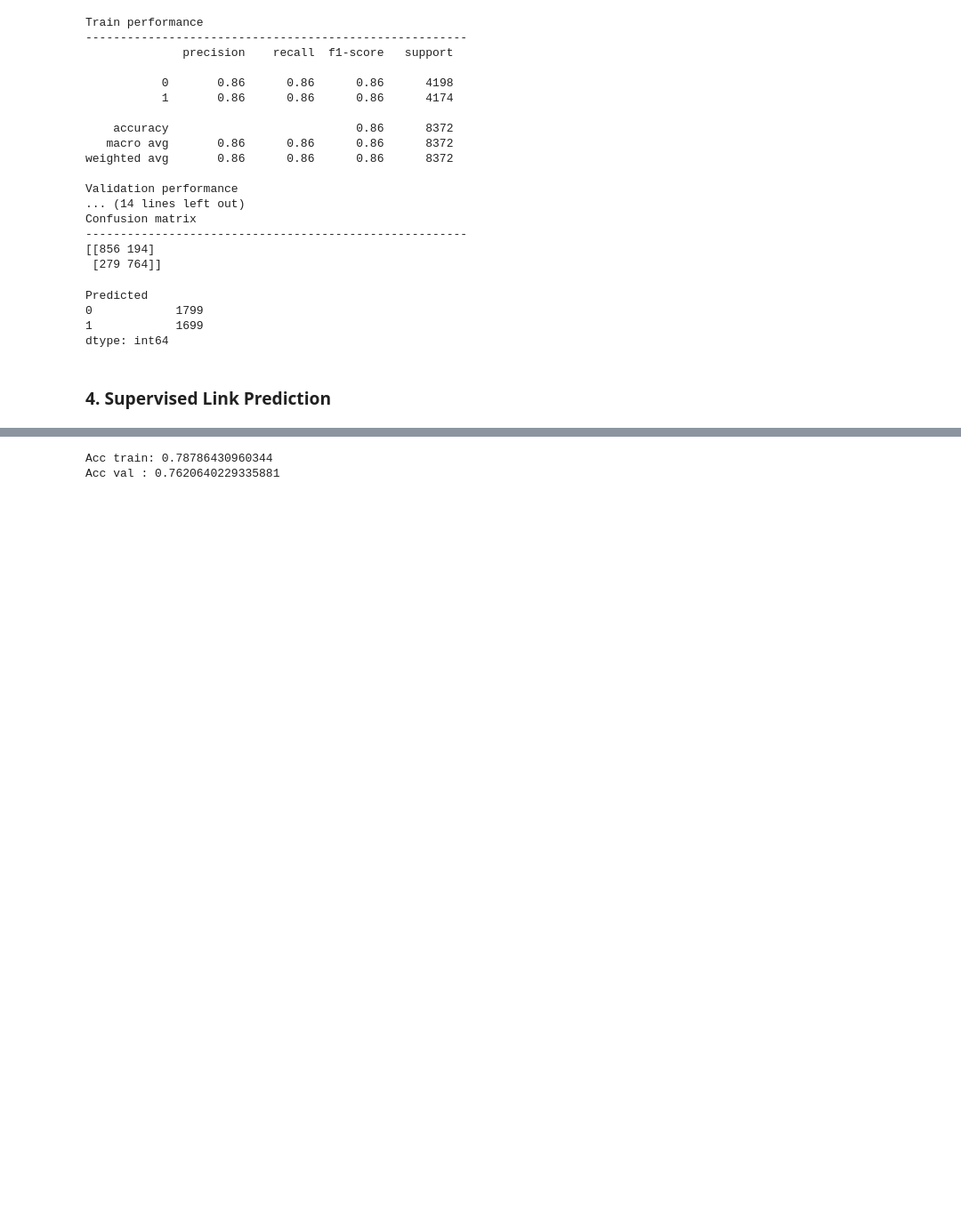
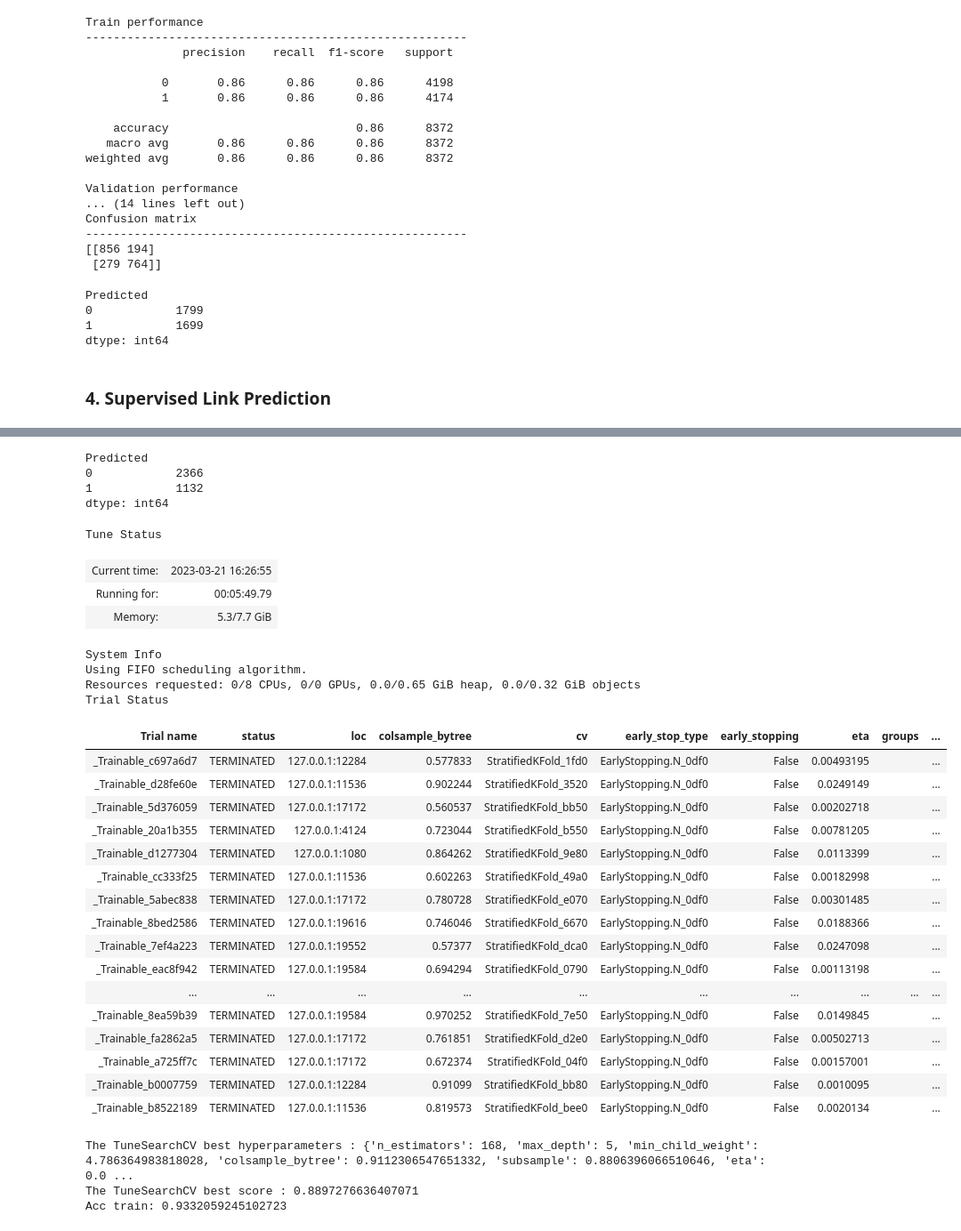
Before and after one commit to lassefschmidt/Network-Science_Challenge, a Jupyter notebook: 2_Link Prediction.ipynb, the cells around one changed output, grey strips where cells are left out. Shown at 89% size. Saved outputs shown, nothing was run; the diff lists cells and outputs as text; code cells hidden in the pictures; blank space fills up the shorter version.

```diff
--- a/2_Link Prediction.ipynb
+++ b/2_Link Prediction.ipynb
@@ -233,21 +347,64 @@ X_test_xg  =  X_test[[col for col in X_test.columns  if col not in ["CNC", "grap
+# %%
+# predict test
+y_test_hat = tune_search.predict(X_test)
+
+# save test predictions
+save_test = modeling.save_test_preds(test, test_tf, y_test_hat)
+save_test.value_counts()
+# %% [output]
+Predicted
+0            2366
+1            1132
+dtype: int64
 # %%
-# basic XGBoost (best to use for RFECV as very short runtime)
-clf = XGBClassifier(n_estimators = 50, max_depth = 3, eta = 0.01, min_child_weight = 400, colsample_bytree = 0.1)
-clf.fit(X_train_xg, y_train)
+# tuning XGBoostClassifier with 5-fold cv
+tune_search = TuneSearchCV(
+    XGBoost_mdl,
+    XGBoost_params,
+    search_optimization="hyperopt",
+    n_trials=100,
+    cv=5,
+    early_stopping=False,
+    max_iters=1,
+    verbose=1
+)
+tune_search.fit(X_trainval, y_trainval)
 
-# predict train
-y_train_hat = clf.predict(X_train_xg)
-# compute R^2 metric
-acc_train = accuracy_score(y_train, y_train_hat)
+# print tuning results
+print(f'The TuneSearchCV best hyperparameters : {tune_search.best_params_}')
+print(f'The TuneSearchCV best score : {tune_search.best_score_}')
 
-# predict val
-y_val_hat = clf.predict(X_val_xg)
-# compute R^2 metric
-acc_val = accuracy_score(y_val, y_val_hat)
+# performance on train set
+y_trainval_hat = tune_search.predict(X_trainval)
+acc_train = accuracy_score(y_trainval, y_trainval_hat)
 
-# print performance
 print(f"Acc train: {acc_train}")
-print(f"Acc val : {acc_val}")
 # %% [output]
-Acc train: 0.78786430960344
-Acc val : 0.7620640229335881
+Tune Status
+| Current time: | 2023-03-21 16:26:55 |
+| Running for: | 00:05:49.79 |
+| Memory: | 5.3/7.7 GiB |
+System Info
+Using FIFO scheduling algorithm.
+Resources requested: 0/8 CPUs, 0/0 GPUs, 0.0/0.65 GiB heap, 0.0/0.32 GiB objects
+Trial Status
+| Trial name | status | loc | colsample_bytree | cv | early_stop_type | early_stopping | eta | groups | ... |
+| _Trainable_c697a6d7 | TERMINATED | 127.0.0.1:12284 | 0.577833 | StratifiedKFold_1fd0 | EarlyStopping.N_0df0 | False | 0.00493195 |  | ... |
+| _Trainable_d28fe60e | TERMINATED | 127.0.0.1:11536 | 0.902244 | StratifiedKFold_3520 | EarlyStopping.N_0df0 | False | 0.0249149 |  | ... |
+| _Trainable_5d376059 | TERMINATED | 127.0.0.1:17172 | 0.560537 | StratifiedKFold_bb50 | EarlyStopping.N_0df0 | False | 0.00202718 |  | ... |
+| _Trainable_20a1b355 | TERMINATED | 127.0.0.1:4124 | 0.723044 | StratifiedKFold_b550 | EarlyStopping.N_0df0 | False | 0.00781205 |  | ... |
+| _Trainable_d1277304 | TERMINATED | 127.0.0.1:1080 | 0.864262 | StratifiedKFold_9e80 | EarlyStopping.N_0df0 | False | 0.0113399 |  | ... |
+| _Trainable_cc333f25 | TERMINATED | 127.0.0.1:11536 | 0.602263 | StratifiedKFold_49a0 | EarlyStopping.N_0df0 | False | 0.00182998 |  | ... |
+| _Trainable_5abec838 | TERMINATED | 127.0.0.1:17172 | 0.780728 | StratifiedKFold_e070 | EarlyStopping.N_0df0 | False | 0.00301485 |  | ... |
+| _Trainable_8bed2586 | TERMINATED | 127.0.0.1:19616 | 0.746046 | StratifiedKFold_6670 | EarlyStopping.N_0df0 | False | 0.0188366 |  | ... |
+| _Trainable_7ef4a223 | TERMINATED | 127.0.0.1:19552 | 0.57377 | StratifiedKFold_dca0 | EarlyStopping.N_0df0 | False | 0.0247098 |  | ... |
+| _Trainable_eac8f942 | TERMINATED | 127.0.0.1:19584 | 0.694294 | StratifiedKFold_0790 | EarlyStopping.N_0df0 | False | 0.00113198 |  | ... |
+| ... | ... | ... | ... | ... | ... | ... | ... | ... | ... |
+| _Trainable_8ea59b39 | TERMINATED | 127.0.0.1:19584 | 0.970252 | StratifiedKFold_7e50 | EarlyStopping.N_0df0 | False | 0.0149845 |  | ... |
+| _Trainable_fa2862a5 | TERMINATED | 127.0.0.1:17172 | 0.761851 | StratifiedKFold_d2e0 | EarlyStopping.N_0df0 | False | 0.00502713 |  | ... |
+| _Trainable_a725ff7c | TERMINATED | 127.0.0.1:17172 | 0.672374 | StratifiedKFold_04f0 | EarlyStopping.N_0df0 | False | 0.00157001 |  | ... |
+| _Trainable_b0007759 | TERMINATED | 127.0.0.1:12284 | 0.91099 | StratifiedKFold_bb80 | EarlyStopping.N_0df0 | False | 0.0010095 |  | ... |
+| _Trainable_b8522189 | TERMINATED | 127.0.0.1:11536 | 0.819573 | StratifiedKFold_bee0 | EarlyStopping.N_0df0 | False | 0.0020134 |  | ... |
+The TuneSearchCV best hyperparameters : {'n_estimators': 168, 'max_depth': 5, 'min_child_weight': 4.786364983818028, 'colsample_bytree': 0.9112306547651332, 'subsample': 0.8806396066510646, 'eta': 0.0 ...
+The TuneSearchCV best score : 0.8897276636407071
+Acc train: 0.9332059245102723
```
Also changed, not shown: parts of 15 cells of this notebook.
